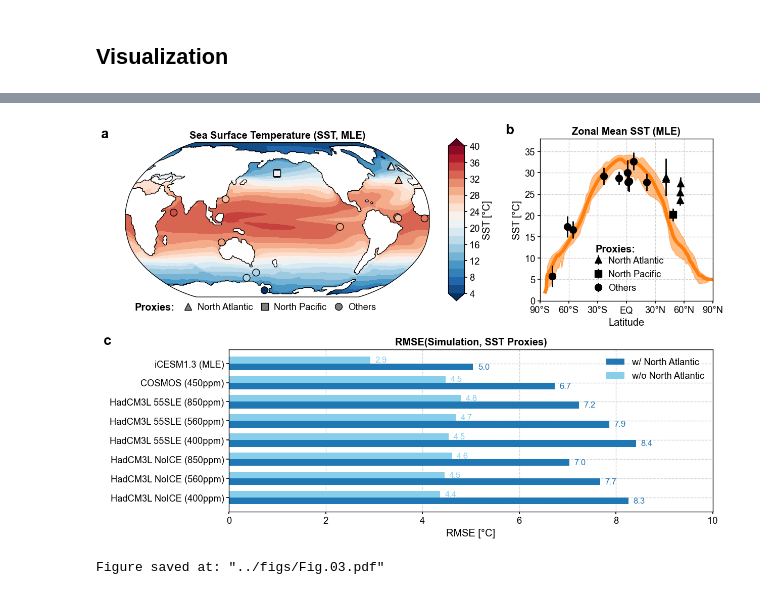
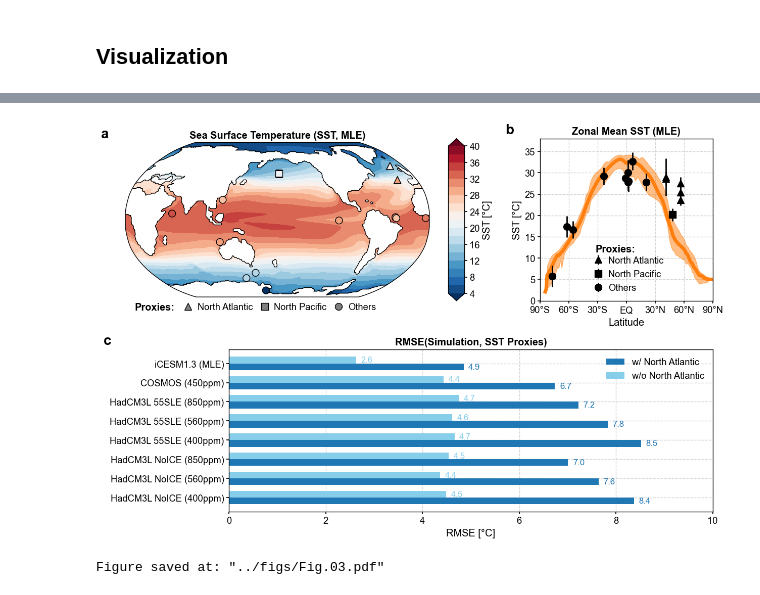
Before and after one commit to fzhu2e/paper-MCO_iCESM, a Jupyter notebook: notebooks/Fig.03.ipynb, the cells around one changed output, grey strips where cells are left out. Cells and saved outputs as stored; diff of their text form; code cells hidden in the pictures.

```diff
--- a/notebooks/Fig.03.ipynb
+++ b/notebooks/Fig.03.ipynb
@@ -97,3 +97,6 @@ sims = [
 for sim in sims:
     rmse[sim] = np.sqrt((df_SST['mean']-df_SST[sim])**2).mean()
     rmse_no_NA[sim] = np.sqrt((df_SST_no_NA['mean']-df_SST_no_NA[sim])**2).mean()
+# %%
+df_SST_renamed = df_SST[['site', 'paleo_lat', 'paleo_lon', 'mean', '2sigma', 'loc']].rename(columns={'paleo_lat': 'lat', 'paleo_lon': 'lon'})
+df_SST_renamed
@@ -136,7 +158,7 @@ TEMP['mle'].isel(z_t=0).x.plot(
         'label': 'SST [°C]',
     },
     ax=ax['map_sst'],
-    df_sites=df_SST[['site', 'lat', 'lon', 'mean', 'loc']],
+    df_sites=df_SST_renamed,
     colname_dict={'pid': 'site', 'value': 'mean', 'type': 'loc'},
     site_marker_dict=marker_dict,
     count_site_num=False,
@@ -192,9 +214,9 @@ lb_dict = {
     'NP': 'North Pacific',
 }
 for loc in ['NA', 'NP', 'default']:
-    mask = df_SST['loc'] == loc
+    mask = df_SST_renamed['loc'] == loc
     ax['zm_sst'].errorbar(
-        df_SST[mask]['lat'], df_SST[mask]['mean'], yerr=df_SST[mask]['2sigma']/2,
+        df_SST_renamed[mask]['lat'], df_SST_renamed[mask]['mean'], yerr=df_SST_renamed[mask]['2sigma']/2,
         ls='none', marker=marker_dict[loc], color='k', ms=10, zorder=102,
         label=lb_dict[loc],
     )
@@ -217,32 +239,32 @@ lb_dict = {
     'HadCM3L Mid Miocene 55SLE 560ppm': 'HadCM3L 55SLE (560ppm)',
     'HadCM3L Mid Miocene 55SLE 850ppm': 'HadCM3L 55SLE (850ppm)',
     'COSMOS Mid Miocene 450ppm': 'COSMOS (450ppm)',
     'mle': 'iCESM1.3 (MLE)',
 }
 keys = list(lb_dict.keys())
 labels = [lb_dict[k] for k in keys]
 rmse1 = [rmse[k] for k in keys]
 rmse2 = [rmse_no_NA[k] for k in keys]
 
 x = np.arange(len(labels))
 w = 0.35
 clr1 = 'tab:blue'
 clr2 = 'skyblue'
 ax['rmse'].barh(x-w/2, rmse1, w, color=clr1, label='w/ North Atlantic')
 ax['rmse'].barh(x+w/2, rmse2, w, color=clr2, label='w/o North Atlantic')
 ax['rmse'].set_xlabel('RMSE [°C]')
 ax['rmse'].set_title('RMSE(Simulation, SST Proxies)', weight='bold')
 ax['rmse'].set_yticks(x)
 ax['rmse'].set_yticklabels(labels)
 ax['rmse'].set_xticks(np.arange(0, 11, 2))
 ax['rmse'].legend()
 
 for i in range(len(x)):
     ax['rmse'].text(rmse1[i] + 0.1, x[i] - w/2, f'{rmse1[i]:.1f}', va='center', fontsize=12, color=clr1)
     ax['rmse'].text(rmse2[i] + 0.1, x[i] + w/2, f'{rmse2[i]:.1f}', va='center', fontsize=12, color=clr2)
 
 x4c.showfig(fig)
 x4c.savefig(fig, '../figs/Fig.03.pdf')
 # %% [output]
-[figure, old version]
+[figure, new version]
 Figure saved at: "../figs/Fig.03.pdf"
```
Also changed, not shown: parts of 2 cells of this notebook, 3 other files.
